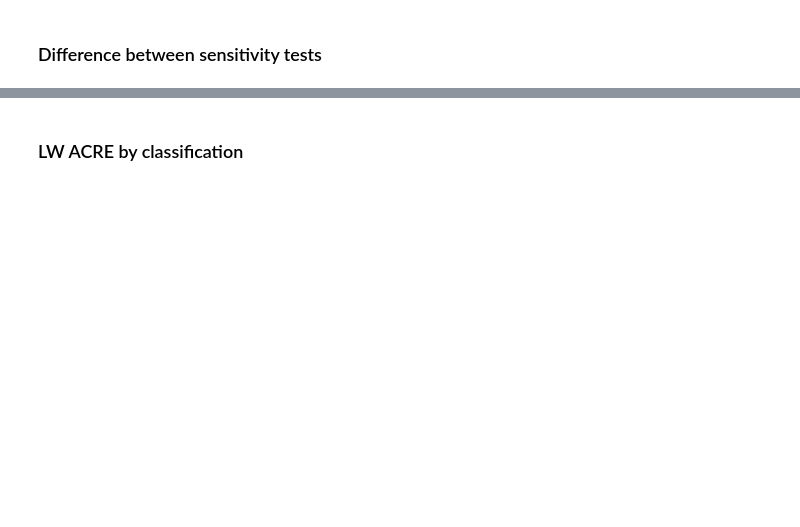
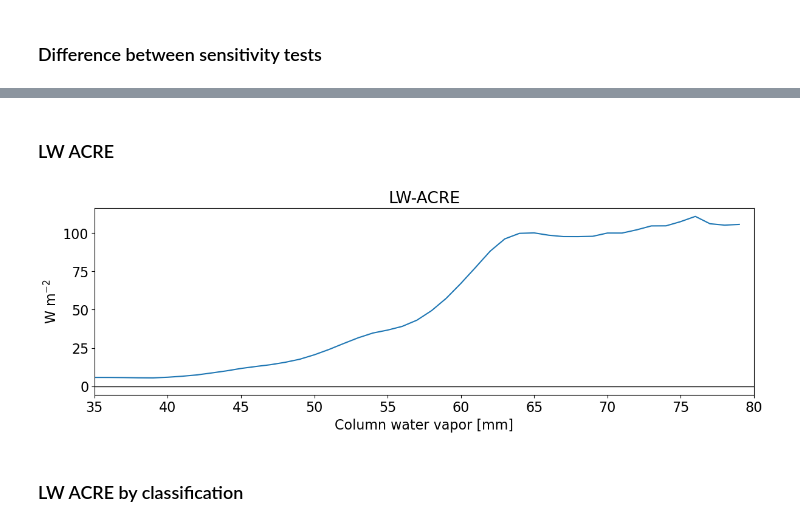
Before and after one commit to jhruppert/jhr-wrf-python, a Jupyter notebook: binned_cross_2d.ipynb, the cells around one changed output, grey strips where cells are left out. Cells and saved outputs as stored; diff of their text form; code cells hidden in the pictures; blank space fills up the shorter version.

```diff
--- a/binned_cross_2d.ipynb
+++ b/binned_cross_2d.ipynb
@@ -790,3 +812,45 @@ plt.close()
+# %% [markdown]
+### LW ACRE
+# %%
+# create figure
+fig = plt.figure(figsize=(14,4))
+ax = fig.add_subplot(111)
+
+vartag_2d='LW-ACRE'
+figtag='lwacre_binned'
+ytag='W m$^{-2}$'
+
+ax.set_title(vartag_2d)
+ax.set_xlabel(xlabel)
+ax.set_xscale(log_x)
+
+ax.set_ylabel(ytag)
+
+for ktest in range(0,1):
+
+        plt.axhline(y = 0, color = 'k', linestyle = '-', linewidth=1)
+
+        # As fraction of all-rain-total
+        # total=np.sum(strat_binned[:,(1,2,3)])
+        # plt.plot(bins[0:nbins-1], var2d_binned_mn*strat_binned[:,0]/total \
+        #          , ".k", label="Non-raining")
+        # plt.plot(bins[0:nbins-1], binvar_acre_mn*strat_binned[:,1]/total \
+        #          , "-r", label="Conv")
+        # plt.plot(bins[0:nbins-1], binvar_acre_mn*strat_binned[:,2]/total \
+        #          , "-b", label="Strat")
+        # plt.plot(bins[0:nbins-1], binvar_acre_mn*strat_binned[:,3]/total \
+        #          , "--b", label="Other")
+        plt.plot(bins[0:nbins-1], lwacre_binned[ktest,:])
+
+        plt.xlim(np.min(bins), np.max(bins))
+        # plt.ylim(0, 10)
+
+        # plt.savefig(figdir+'lwacrescaled_comp_'+imemb+'_'+ivar_select+'.png',dpi=200, facecolor='white', \
+        # plt.savefig(figdir+figtag+'_comp_ens'+enstag+'m_'+ivar_select+'.png',dpi=200, facecolor='white', \
+        #             bbox_inches='tight', pad_inches=0.2)
+        plt.show()
+# %% [output]
+[figure, added]
 # %% [markdown]
 ### LW ACRE by classification
 # %%
```
Also changed, not shown: parts of 25 cells of this notebook, 4 other files.
